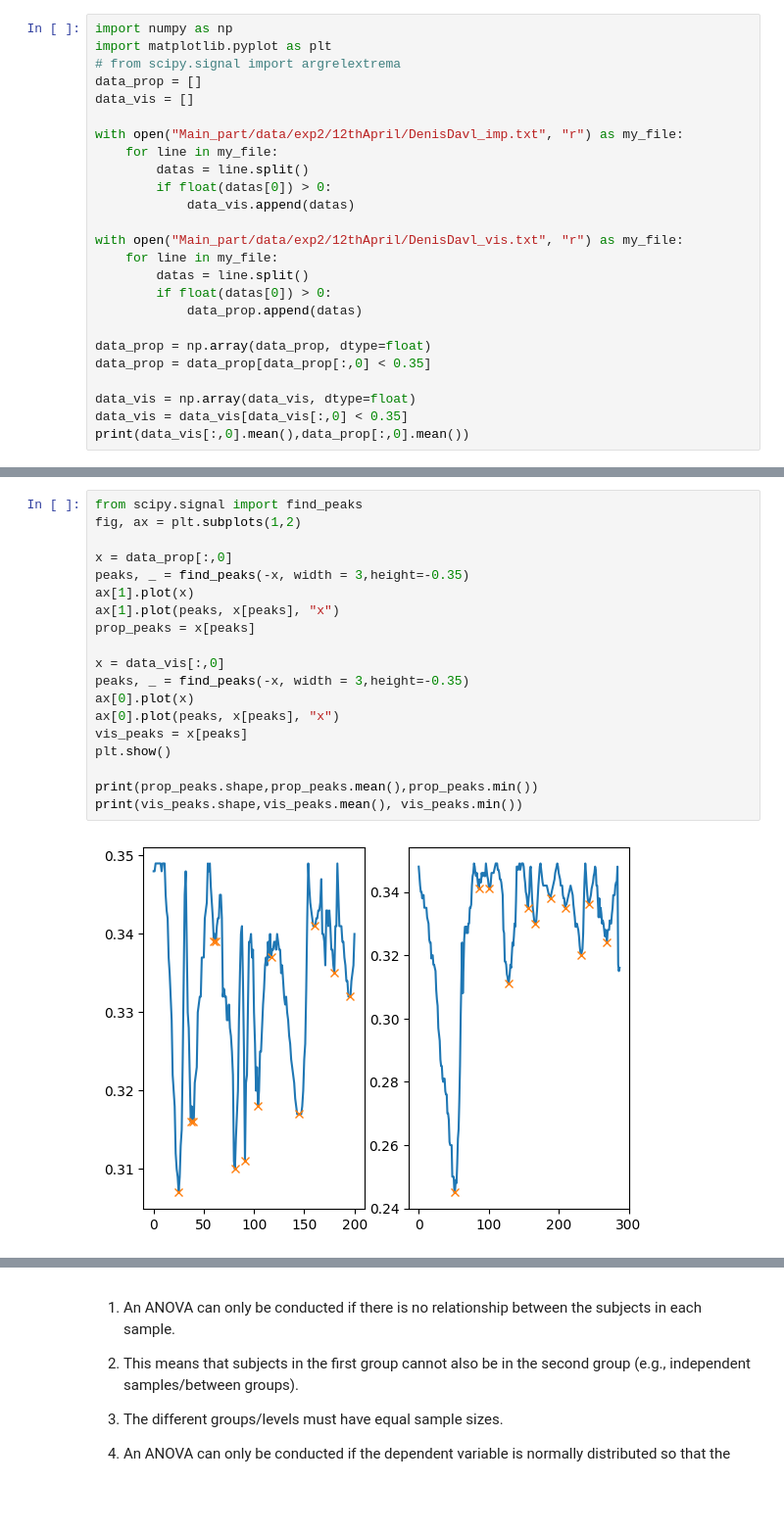
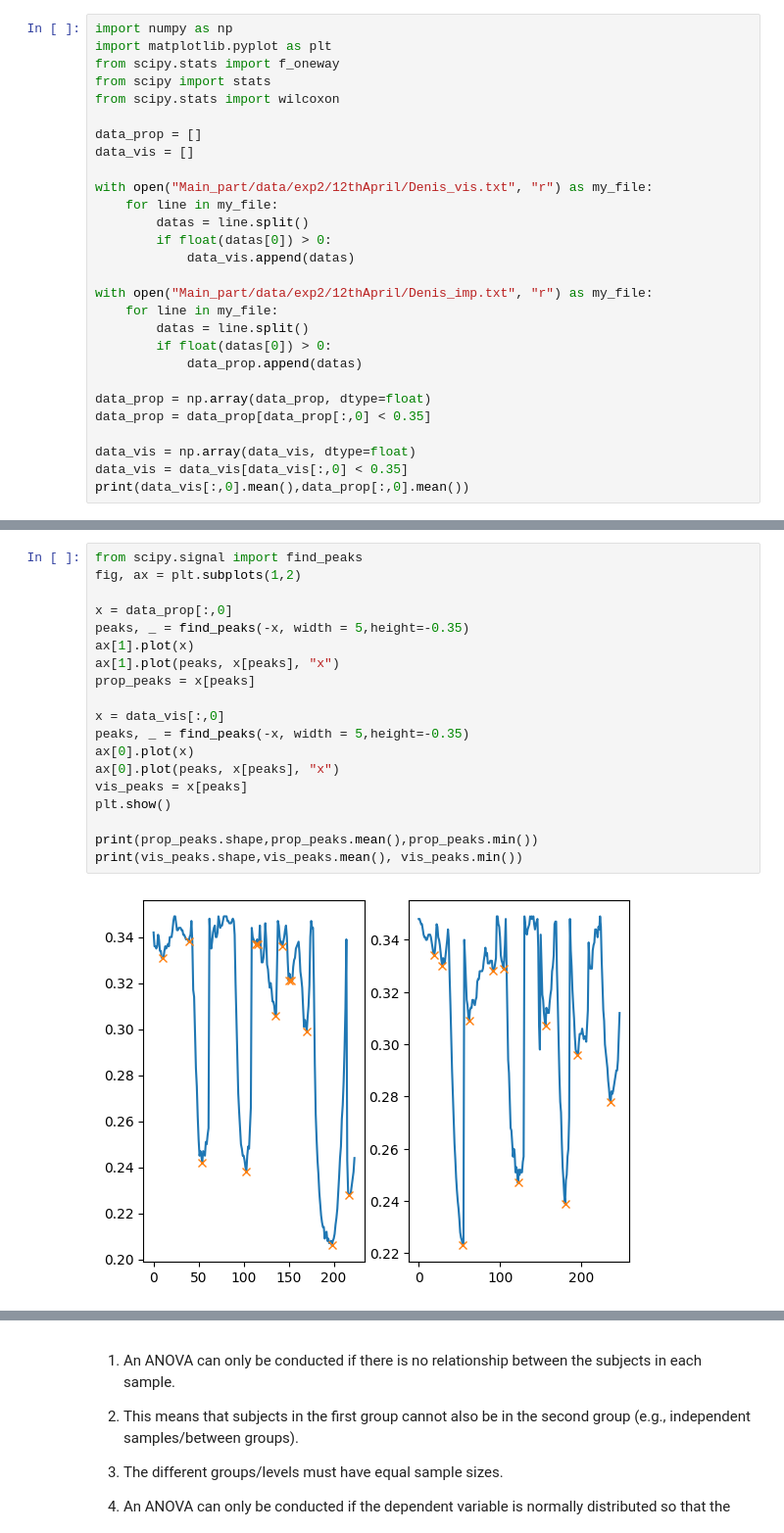
Before and after one commit to ViktorRakhmatulin/AirTouch, a Jupyter notebook: data_analysis.ipynb, the cells around one changed output, grey strips where cells are left out. Shown at 98% size. Saved outputs shown, nothing was run; the diff lists cells and outputs as text; blank space fills up the shorter version.

Commit message:
data processing update

```diff
--- a/data_analysis.ipynb
+++ b/data_analysis.ipynb
@@ -1,17 +1,20 @@
 # %%
 import numpy as np
 import matplotlib.pyplot as plt
-# from scipy.signal import argrelextrema
+from scipy.stats import f_oneway
+from scipy import stats
+from scipy.stats import wilcoxon
+
 data_prop = []
 data_vis = []
 
-with open("Main_part/data/exp2/12thApril/DenisDavl_imp.txt", "r") as my_file:
+with open("Main_part/data/exp2/12thApril/Denis_vis.txt", "r") as my_file:
     for line in my_file:
         datas = line.split()
         if float(datas[0]) > 0:
             data_vis.append(datas)
 
-with open("Main_part/data/exp2/12thApril/DenisDavl_vis.txt", "r") as my_file:
+with open("Main_part/data/exp2/12thApril/Denis_imp.txt", "r") as my_file:
     for line in my_file:
         datas = line.split()
         if float(datas[0]) > 0:
@@ -28,21 +31,21 @@ print(data_vis[:,0].mean(),data_prop[:,0].mean())
 # %%
 from scipy.signal import find_peaks
 fig, ax = plt.subplots(1,2)
 
 x = data_prop[:,0]
-peaks, _ = find_peaks(-x, width = 3,height=-0.35)
+peaks, _ = find_peaks(-x, width = 5,height=-0.35)
 ax[1].plot(x)
 ax[1].plot(peaks, x[peaks], "x")
 prop_peaks = x[peaks]
 
 x = data_vis[:,0]
-peaks, _ = find_peaks(-x, width = 3,height=-0.35)
+peaks, _ = find_peaks(-x, width = 5,height=-0.35)
 ax[0].plot(x)
 ax[0].plot(peaks, x[peaks], "x")
 vis_peaks = x[peaks]
 plt.show()
 
 print(prop_peaks.shape,prop_peaks.mean(),prop_peaks.min())
 print(vis_peaks.shape,vis_peaks.mean(), vis_peaks.min())
 # %% [output]
-[figure, old version]
+[figure, new version]
```
Also changed, not shown: parts of 12 cells of this notebook.
